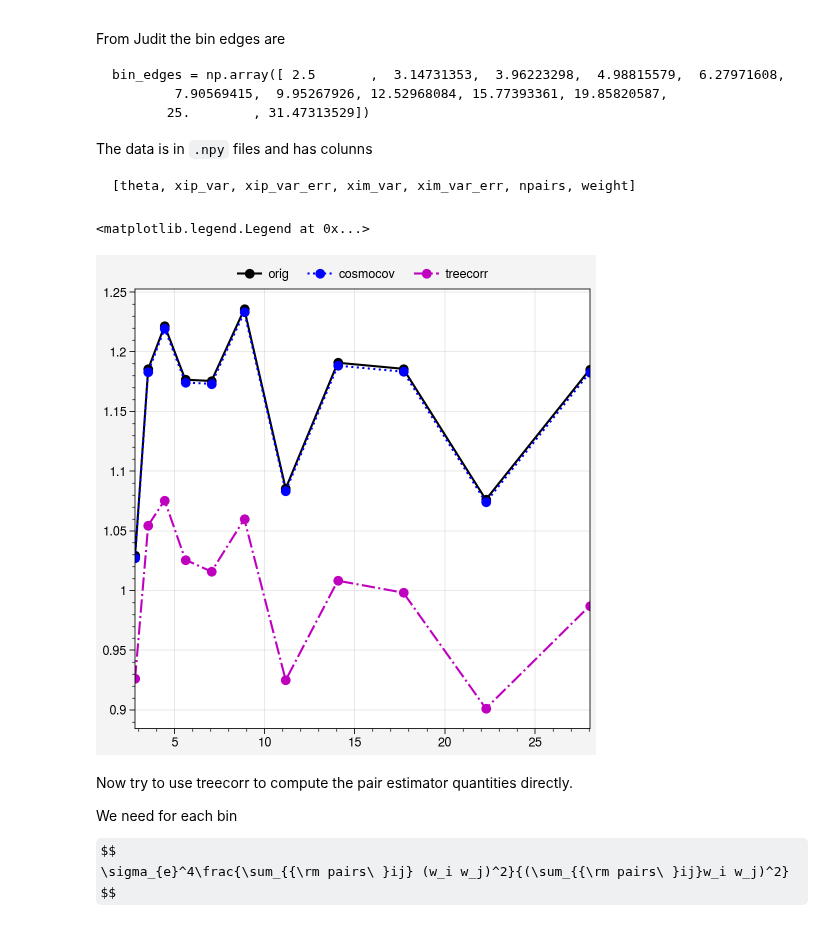
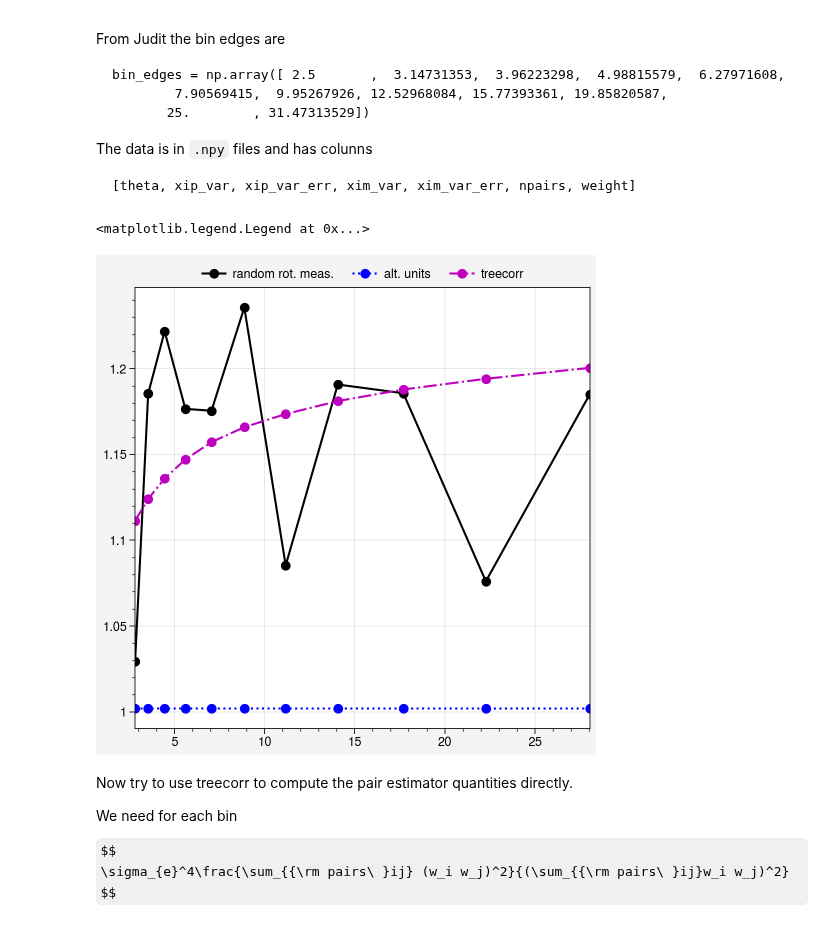
Before and after one commit to beckermr/des-y6-analysis, a Jupyter notebook: 2025_06_05_shear_noise/2pt_noise.ipynb, the cells around one changed output. Drawn from its saved outputs; the diff is of its cells as text; code cells hidden in the pictures; some formulas as TeX source.

```diff
--- a/2025_06_05_shear_noise/2pt_noise.ipynb
+++ b/2025_06_05_shear_noise/2pt_noise.ipynb
@@ -91,17 +91,17 @@ pred_cc = np.array(pred_cc)
 # %%
 fig, axs = uplt.subplots(figsize=(5, 5))
 
 est = 0.5 * (data["xip_var"] + data["xim_var"])
 tcest = 0.5 * (data["xip_var_treecorr"] + data["xim_var_treecorr"])
 
-axs.plot(data["theta"], est / pred, "o-k", label="orig")
-axs.plot(data["theta"], est / pred_cc, "o:b", label="cosmocov")
-axs.plot(data["theta"], est / tcest, "o-.m", label="treecorr")
+axs.plot(data["theta"], est / pred, "o-k", label="random rot. meas.")
+axs.plot(data["theta"], pred_cc / pred, "o:b", label="alt. units")
+axs.plot(data["theta"], tcest / pred, "o-.m", label="treecorr")
 
 axs.legend(loc="t", frameon=False)
 # %% [output]
 <matplotlib.legend.Legend at 0x...>
-[figure, old version]
+[figure, new version]
 # %% [markdown]
 Now try to use treecorr to compute the pair estimator quantities directly.
 
```
Also changed, not shown: parts of 3 cells of this notebook.
